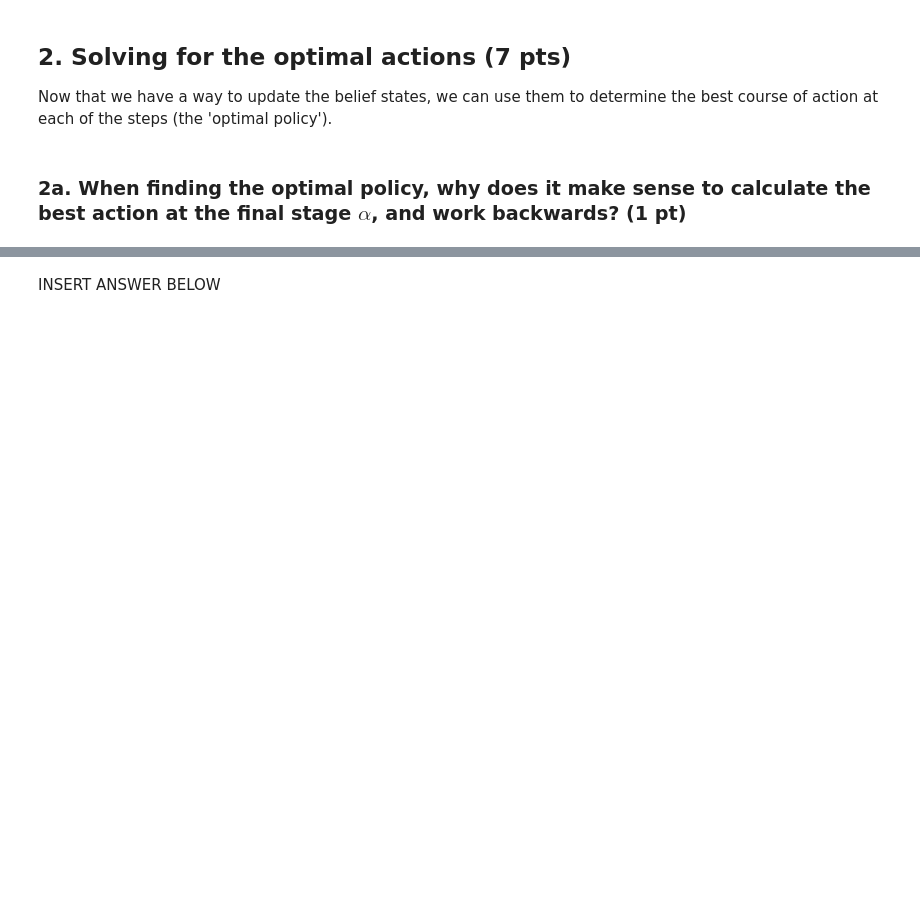
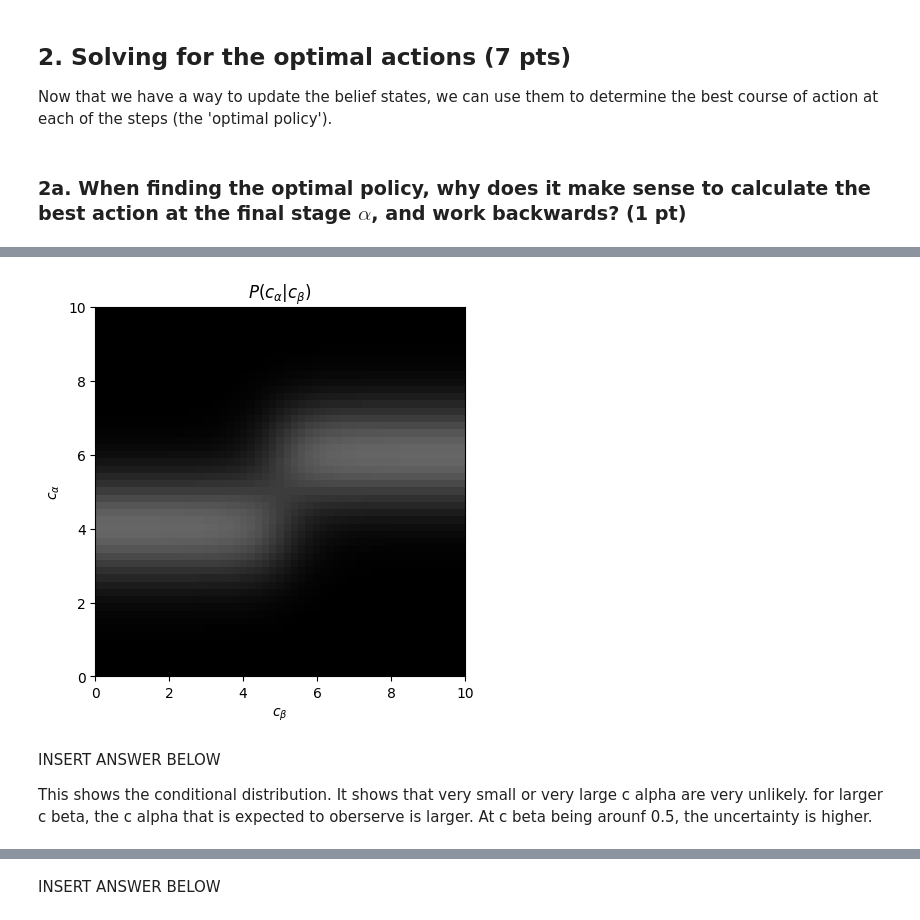
Before and after one commit to alinakrause/NeuralModelling, a Jupyter notebook: HW4/two_stage_FIRSTNAME_LASTNAME.ipynb, the cells around one changed output, grey strips where cells are left out. Saved outputs shown, nothing was run; the diff lists cells and outputs as text; code cells hidden in the pictures; blank space fills up the shorter version.

```diff
--- a/HW4/two_stage_FIRSTNAME_LASTNAME.ipynb
+++ b/HW4/two_stage_FIRSTNAME_LASTNAME.ipynb
@@ -101,0 +149,35 @@ Now that we have a way to update the belief states, we can use them to determine
+# %%
+# INSERT CODE BELOW
+
+def ca_cb(cb, ca, mu_1, mu_2, sigma):
+    ca_x1 = 0.5 * (1 / (np.sqrt(2 * np.pi) * sigma)) * np.exp(-(ca - mu_1)**2 / (2 * sigma**2))
+    ca_x2 = 0.5 * (1 / (np.sqrt(2 * np.pi) * sigma)) * np.exp(-(ca - mu_2)**2 / (2 * sigma**2))
+    cb_x3 = 0.5 * (1 / (np.sqrt(2 * np.pi) * sigma)) * np.exp(-(cb - mu_1)**2 / (2 * sigma**2))
+    cb_x4 = 0.5 * (1 / (np.sqrt(2 * np.pi) * sigma)) * np.exp(-(cb - mu_2)**2 / (2 * sigma**2))
+
+    cond_ca_cb = ca_x1 * cb_x3 + ca_x2 * cb_x4
+    cb = 0.5 * (cb_x3 + cb_x4)
+    ca_cb= cond_ca_cb / cb
+
+    return ca_cb
+# %%
+n = 51
+c = np.linspace(0,10,n)
+
+p = np.zeros(shape=(n,n))
+for alpha in range(c.shape[0]):
+    for beta in range(c.shape[0]):
+        p[alpha,beta] = ca_cb(c[beta], c[alpha],mu_1,mu_2,sigma)
+
+
+plt.imshow(p, cmap='gray', vmin=0, vmax=1, extent=[0, 10, 0, 10], origin='lower')
+plt.xlabel(r'$c_{\beta}$')
+plt.ylabel(r'$c_{\alpha}$')
+plt.title(r'$P(c_{\alpha}|c_{\beta})$')
+plt.show()
+# %% [output]
+[figure, added]
+# %% [markdown]
+INSERT ANSWER BELOW
+
+This shows the conditional distribution. It shows that very small or very large c alpha are very unlikely. for larger c beta, the c alpha that is expected to oberserve is larger. At c beta being arounf 0.5, the uncertainty is higher.
```
Also changed, not shown: parts of 42 cells of this notebook.
